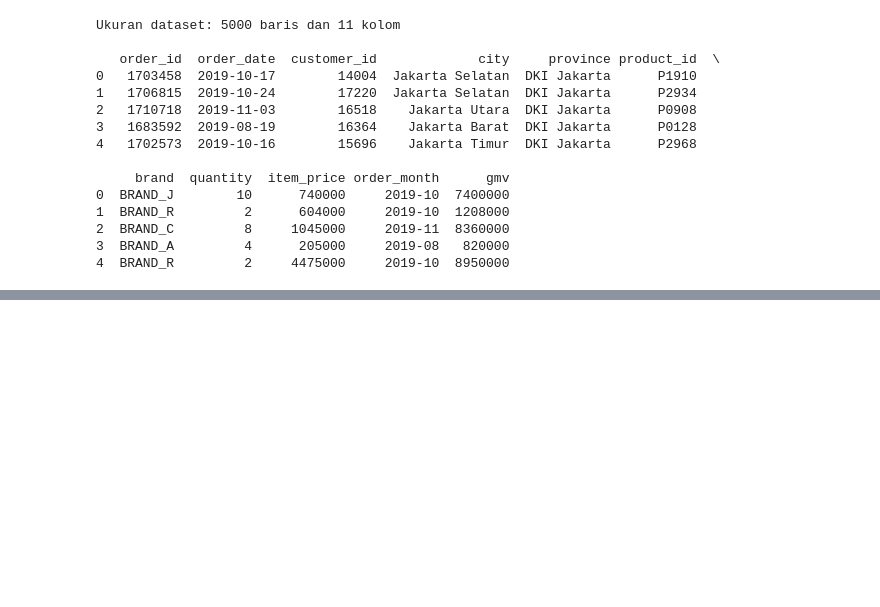
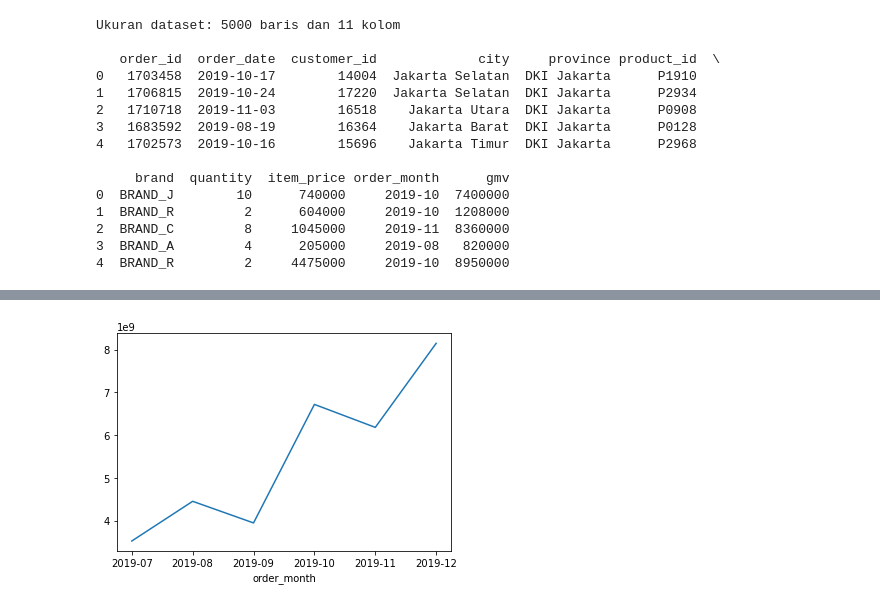
Before and after one commit to Gengsu07/DQLAB, a Jupyter notebook: Data Visualization with Python Matplotlib for Beginner - Part 1.ipynb, the cells around one changed output, grey strips where cells are left out. Drawn from its saved outputs; the diff is of its cells as text; code cells hidden in the pictures; blank space fills up the shorter version.

```diff
--- a/Data Visualization with Python Matplotlib for Beginner - Part 1.ipynb
+++ b/Data Visualization with Python Matplotlib for Beginner - Part 1.ipynb
@@ -112,0 +133,5 @@ Ukuran dataset: 5000 baris dan 11 kolom
+# %%
+dataset.groupby('order_month')['gmv'].sum().plot()
+plt.show()
+# %% [output]
+[figure, added]
```
Also changed, not shown: parts of 4 cells of this notebook.
